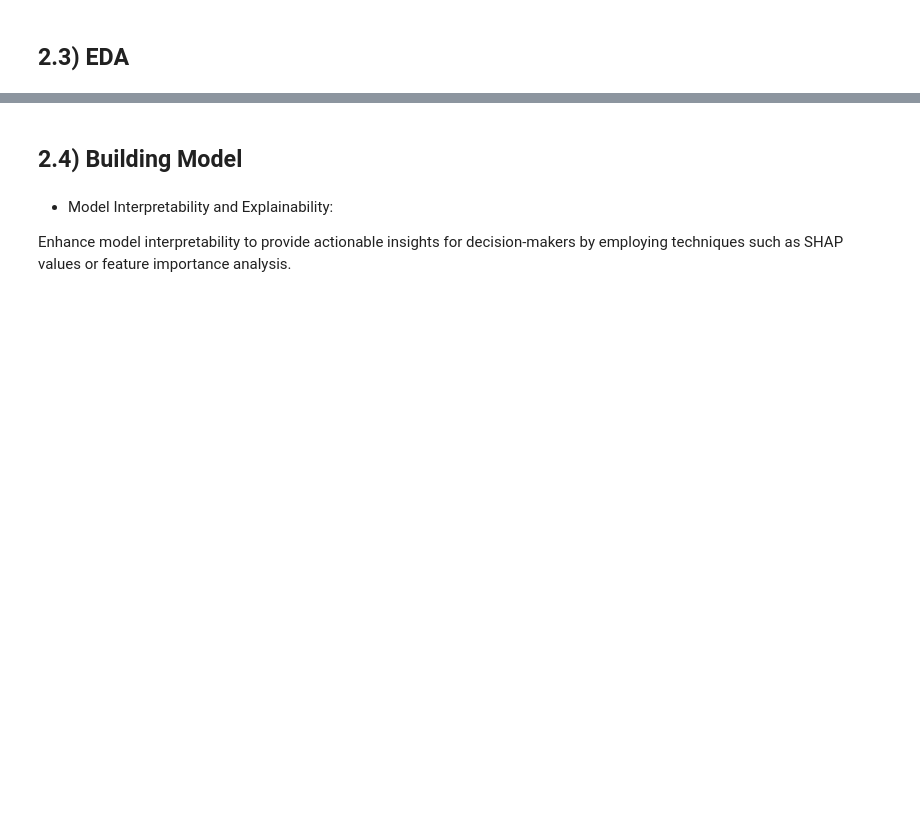
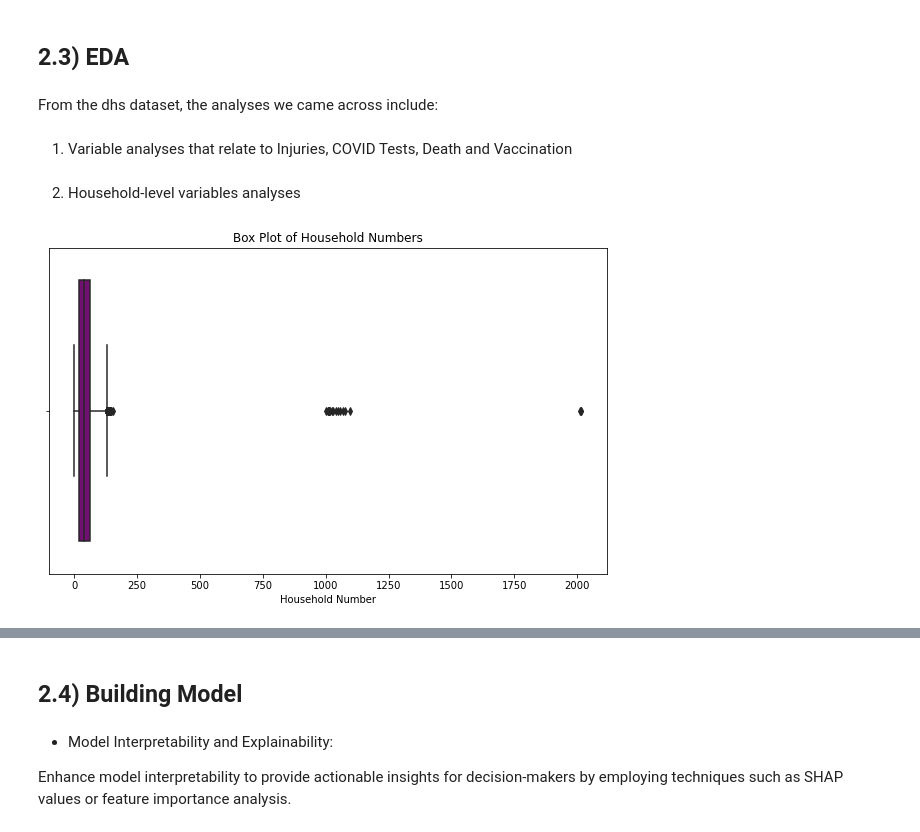
Before and after one commit to Dominic-Mu/dsc-phase-5-group-14-project, a Jupyter notebook: index.ipynb, the cells around one changed output, grey strips where cells are left out. Cells and saved outputs as stored; diff of their text form; code cells hidden in the pictures; blank space fills up the shorter version.

```diff
--- a/index.ipynb
+++ b/index.ipynb
@@ -314,2 +329,26 @@ memory usage: 61.0+ MB
 # %% [markdown]
 ## 2.3) EDA
+# %% [markdown]
+From the dhs dataset, the analyses we came across include:
+# %% [markdown]
+1. Variable analyses that relate to Injuries, COVID Tests, Death and Vaccination
+# %% [markdown]
+2. Household-level variables analyses
+# %%
+
+# Distribution plot for Household_number
+# plt.figure(figsize=(10, 6))
+# sns.histplot(df_cleaned['Household_number'], bins=20, kde=True, color='purple')
+# plt.title('Distribution of Household Numbers')
+# plt.xlabel('Household Number')
+# plt.ylabel('Frequency')
+# plt.show()
+
+# Box plot for Household_number
+plt.figure(figsize=(10, 6))
+sns.boxplot(x=df_cleaned['Household_number'], color='purple')
+plt.title('Box Plot of Household Numbers')
+plt.xlabel('Household Number')
+plt.show()
+# %% [output]
+[figure, added]
```
Also changed, not shown: parts of 8 cells of this notebook, 2 other files.
